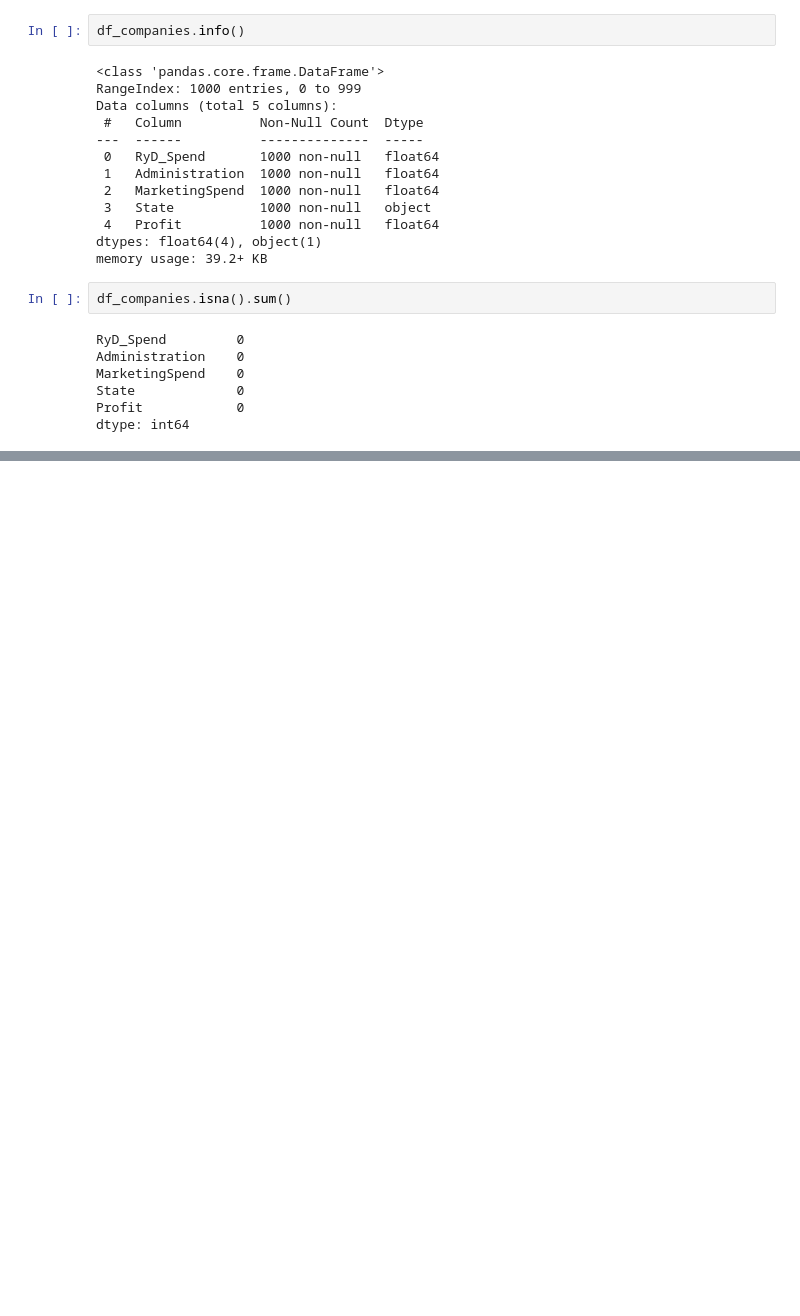
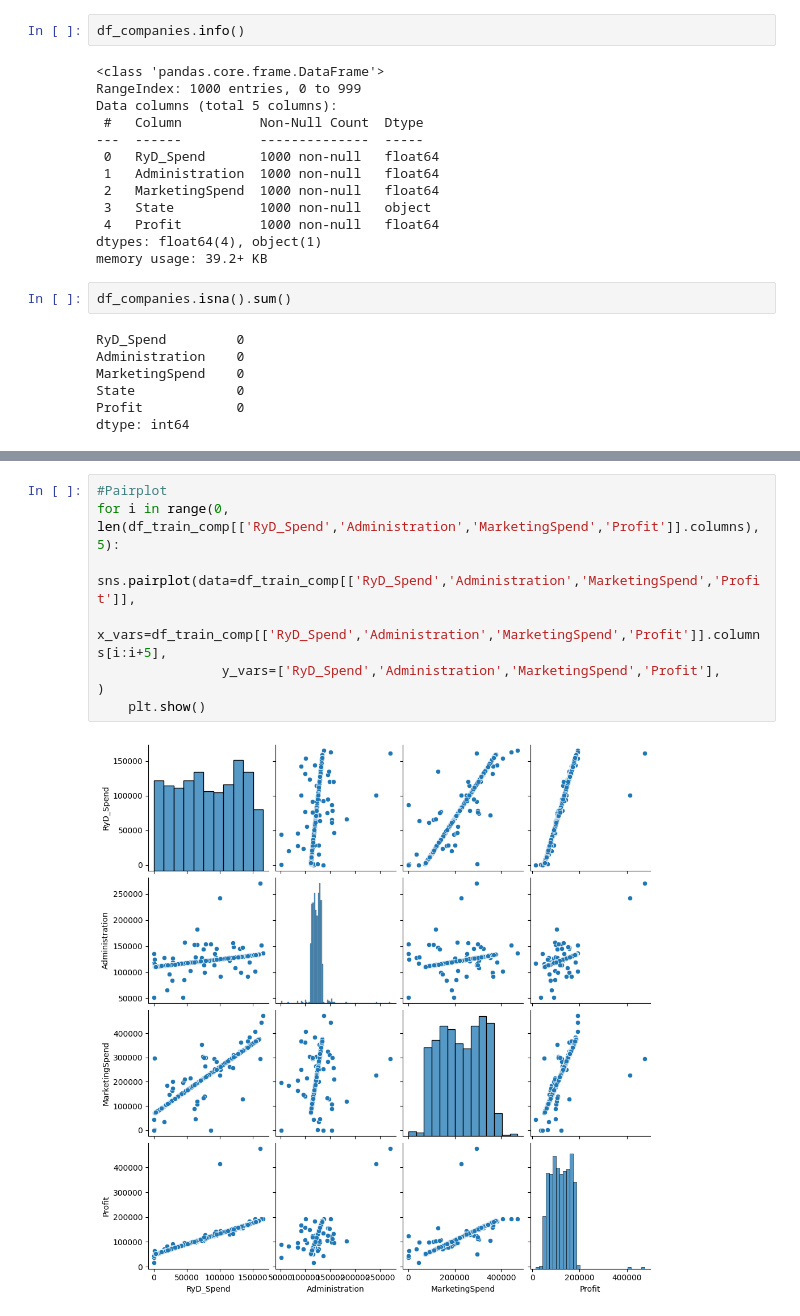
Before and after one commit to EugenioBravi/TP2_mineria, a Jupyter notebook: TP_2.ipynb, the cells around one changed output, grey strips where cells are left out. Saved outputs shown, nothing was run; the diff lists cells and outputs as text; blank space fills up the shorter version.

```diff
--- a/TP_2.ipynb
+++ b/TP_2.ipynb
@@ -87,0 +138,10 @@ array([[<Axes: title={'center': 'RyD_Spend'}>,
+# %%
+#Pairplot
+for i in range(0, len(df_train_comp[['RyD_Spend','Administration','MarketingSpend','Profit']].columns), 5):
+    sns.pairplot(data=df_train_comp[['RyD_Spend','Administration','MarketingSpend','Profit']],
+                x_vars=df_train_comp[['RyD_Spend','Administration','MarketingSpend','Profit']].columns[i:i+5],
+                y_vars=['RyD_Spend','Administration','MarketingSpend','Profit'],
+)
+    plt.show()
+# %% [output]
+[figure, added]
```
Also changed, not shown: parts of 13 cells of this notebook.
